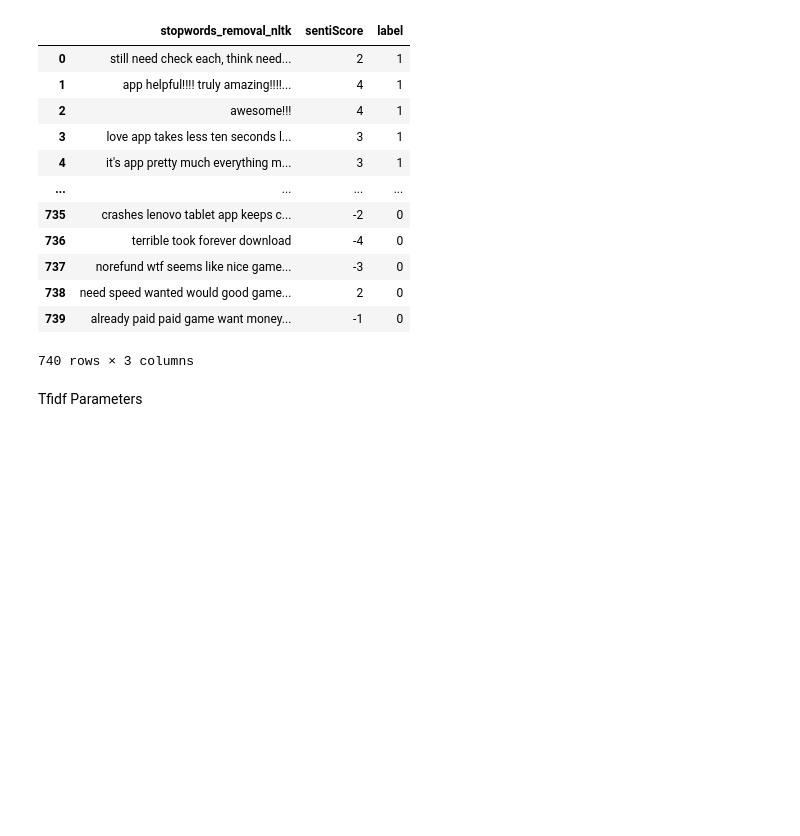
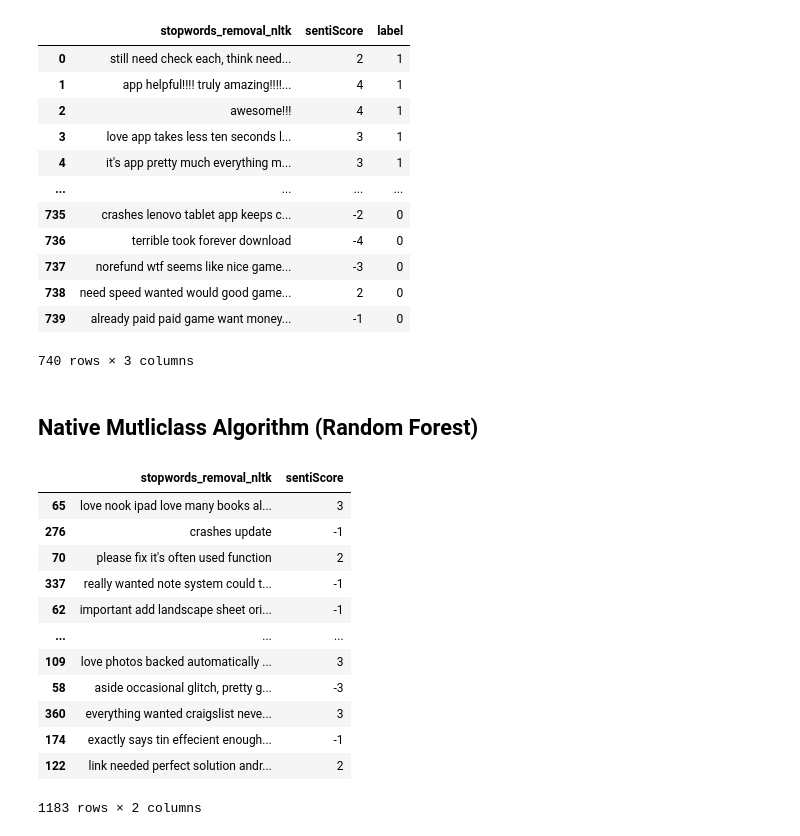
Before and after one commit to jamesgeziqian/CMU-18668-F22, a Jupyter notebook: user-requirements-classification/task2.ipynb, the cells around one changed output. Saved outputs shown, nothing was run; the diff lists cells and outputs as text; code cells hidden in the pictures; blank space fills up the shorter version.

```diff
--- a/user-requirements-classification/task2.ipynb
+++ b/user-requirements-classification/task2.ipynb
@@ -12,6 +13,9 @@ from sklearn.model_selection import train_test_split
 from sklearn.pipeline import make_pipeline
 from sklearn.preprocessing import StandardScaler
 from sklearn.svm import SVC
+# %%
+RANDOM_STATE = 4
+N_JOBS = 8
 # %%
 text_label = 'stopwords_removal_nltk'
 label_name = 'label'
@@ -78,12 +129,6 @@ X_train_ux, X_test_ux, y_train_ux, y_test_ux = train_test_split(
-# %% [markdown]
-Tfidf Parameters
+# %% [markdown]
+## Native Mutliclass Algorithm (Random Forest)
 # %%
-# Parameter election
-NGRAM_RANGE = (1, 2)
-MIN_DF = .01  # ignore terms that appear in less than 1% of the documents
-MAX_DF = .8  # ignore terms that appear in more than 80% of the documents
-MAX_FEATURES = 300
-
 def vectorized_text(train, test):
     tfidf = TfidfVectorizer(encoding='utf-8',
                             ngram_range=NGRAM_RANGE,
@@ -94,6 +139,48 @@ def vectorized_text(train, test):
                             max_features=MAX_FEATURES,
                             norm='l2',
                             sublinear_tf=True)
-    features_train = tfidf.fit_transform(train).toarray()
-    features_test = tfidf.transform(test).toarray()
+    features_train = tfidf.fit_transform(train[text_label]).toarray()
+    features_test = tfidf.transform(test[text_label]).toarray()
+    features_train = np.append(
+        features_train, train[[senti_label]].to_numpy(), axis=1)
+    features_test = np.append(
+        features_test, test[[senti_label]].to_numpy(), axis=1)
     return features_train, features_test
+
+
+def drop_non_class(X, y):
+    df = X.copy()
+    df[label_name] = y
+    df = df.loc[y == 1, :]
+    return df[X.columns], df[label_name]
+
+
+def combine_datasets(X_bug, y_bug, X_feat, y_feat, X_rating, y_rating, X_ux, y_ux):
+    X_bug, y_bug = drop_non_class(X_bug, y_bug)
+    X_feat, y_feat = drop_non_class(X_feat, y_feat)
+    X_rating, y_rating = drop_non_class(X_rating, y_rating)
+    X_ux, y_ux = drop_non_class(X_ux, y_ux)
+    X = pd.concat([X_bug, X_feat, X_rating, X_ux], axis=0)
+    y = np.concatenate([np.zeros_like(y_bug),
+                        np.ones_like(y_feat),
+                        np.ones_like(y_rating) * 2,
+                        np.ones_like(y_ux) * 3])
+    return X, y
+# %%
+X_train_combined, y_train_combined = combine_datasets(
+    X_train_bug, y_train_bug, X_train_feat, y_train_feat, X_train_rating, y_train_rating, X_train_ux, y_train_ux)
+X_train_combined
+# %% [output]
+|  | stopwords_removal_nltk | sentiScore |
+| 65 | love nook ipad love many books al... | 3 |
+| 276 | crashes update | -1 |
+| 70 | please fix it's often used function | 2 |
+| 337 | really wanted note system could t... | -1 |
+| 62 | important add landscape sheet ori... | -1 |
+| ... | ... | ... |
+| 109 | love photos backed automatically ... | 3 |
+| 58 | aside occasional glitch, pretty g... | -3 |
+| 360 | everything wanted craigslist neve... | 3 |
+| 174 | exactly says tin effecient enough... | -1 |
+| 122 | link needed perfect solution andr... | 2 |
+1183 rows × 2 columns
```
Also changed, not shown: parts of 24 cells of this notebook.
